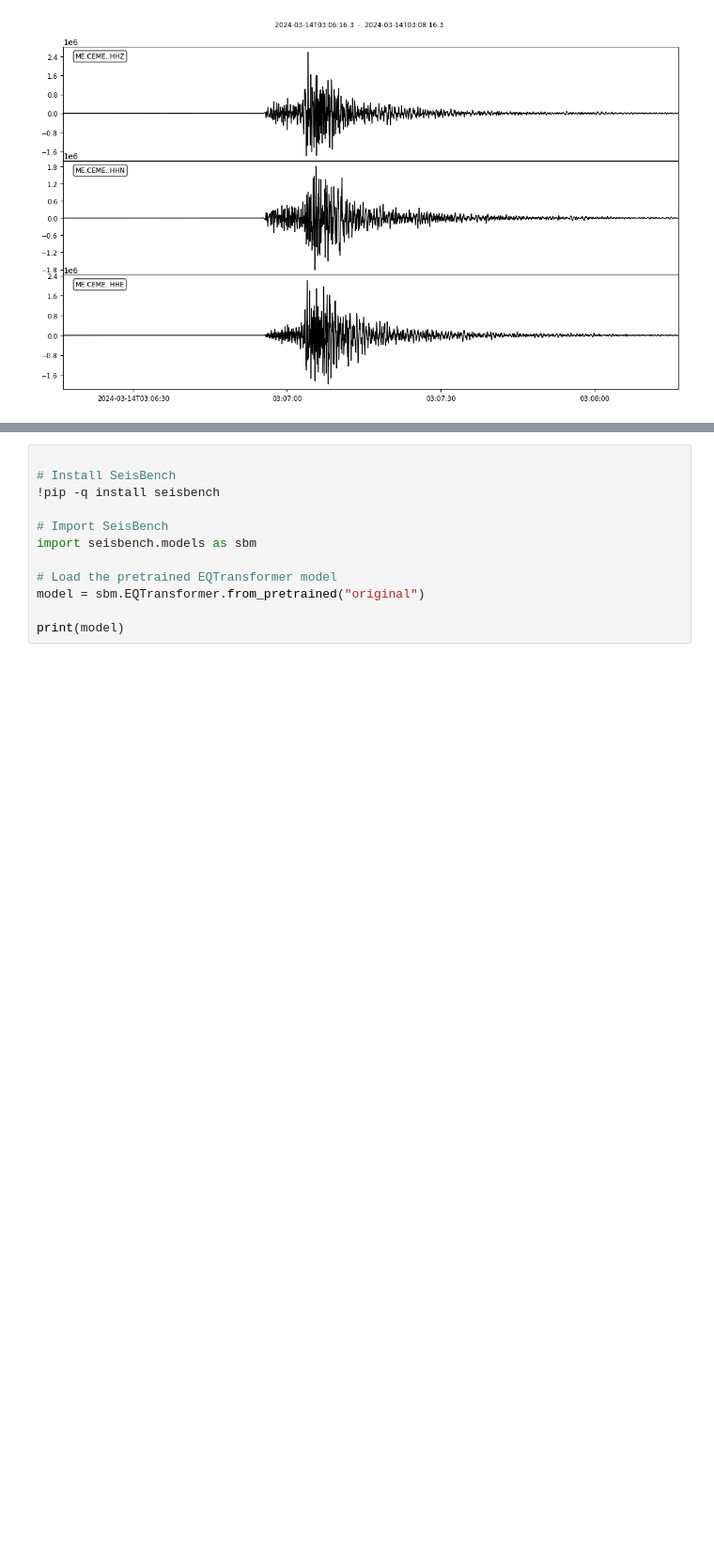
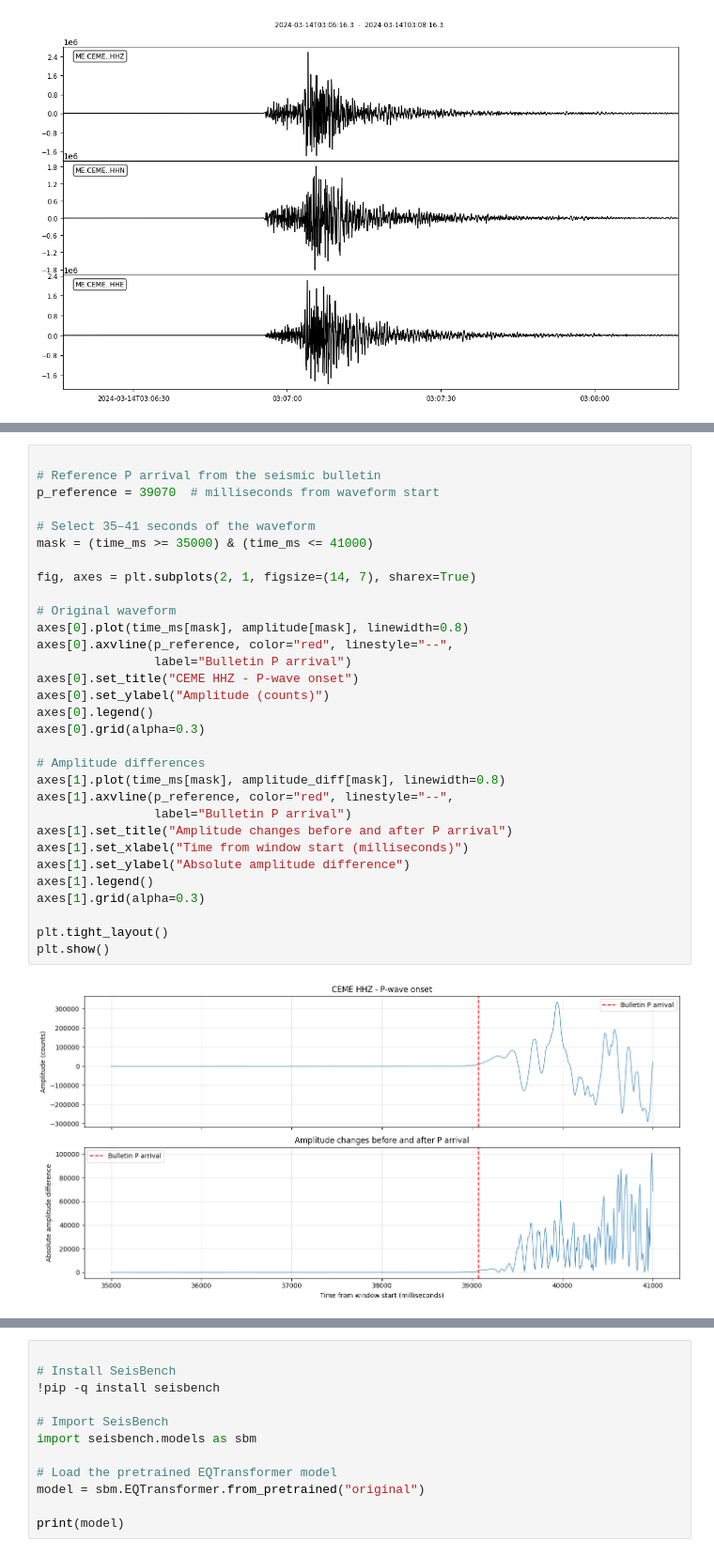
Before and after one commit to milena-seismo/DSB_capstone, a Jupyter notebook: DSB_Capstone_Milena.ipynb, the cells around one changed output, grey strips where cells are left out. Shown at 94% size. Cells and saved outputs as stored; diff of their text form; blank space fills up the shorter version.

```diff
--- a/DSB_Capstone_Milena.ipynb
+++ b/DSB_Capstone_Milena.ipynb
@@ -1286,0 +1346,33 @@ st_filtered.plot(
+# %%
+
+# Reference P arrival from the seismic bulletin
+p_reference = 39070  # milliseconds from waveform start
+
+# Select 35–41 seconds of the waveform
+mask = (time_ms >= 35000) & (time_ms <= 41000)
+
+fig, axes = plt.subplots(2, 1, figsize=(14, 7), sharex=True)
+
+# Original waveform
+axes[0].plot(time_ms[mask], amplitude[mask], linewidth=0.8)
+axes[0].axvline(p_reference, color="red", linestyle="--",
+                label="Bulletin P arrival")
+axes[0].set_title("CEME HHZ - P-wave onset")
+axes[0].set_ylabel("Amplitude (counts)")
+axes[0].legend()
+axes[0].grid(alpha=0.3)
+
+# Amplitude differences
+axes[1].plot(time_ms[mask], amplitude_diff[mask], linewidth=0.8)
+axes[1].axvline(p_reference, color="red", linestyle="--",
+                label="Bulletin P arrival")
+axes[1].set_title("Amplitude changes before and after P arrival")
+axes[1].set_xlabel("Time from window start (milliseconds)")
+axes[1].set_ylabel("Absolute amplitude difference")
+axes[1].legend()
+axes[1].grid(alpha=0.3)
+
+plt.tight_layout()
+plt.show()
+# %% [output]
+[figure, added]
```
Also changed, not shown: parts of 11 cells of this notebook.
